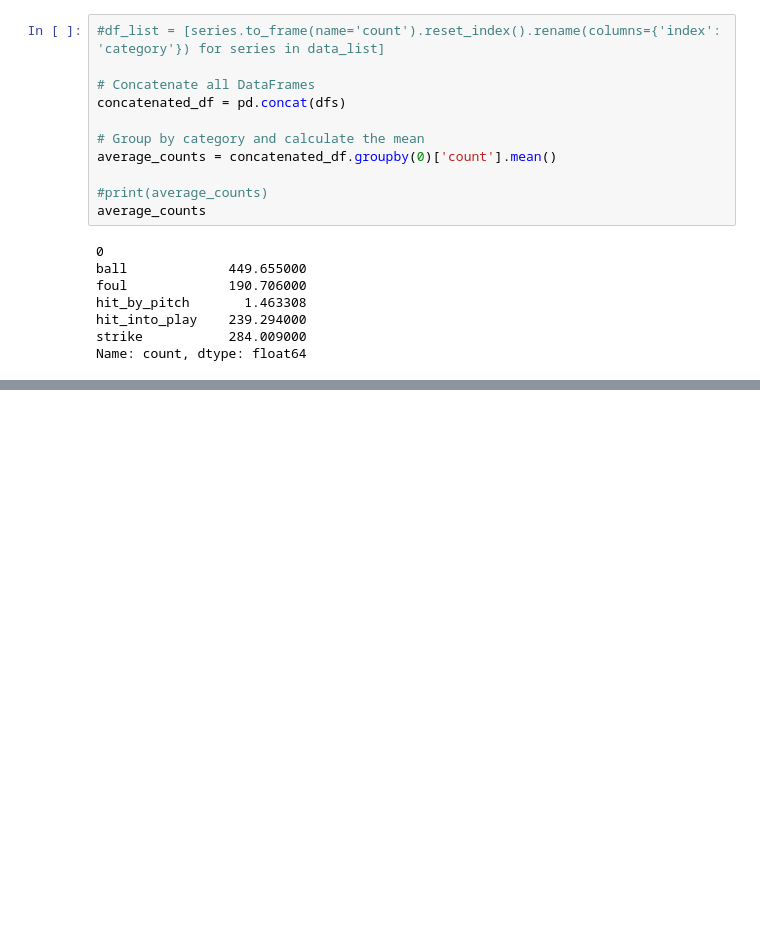
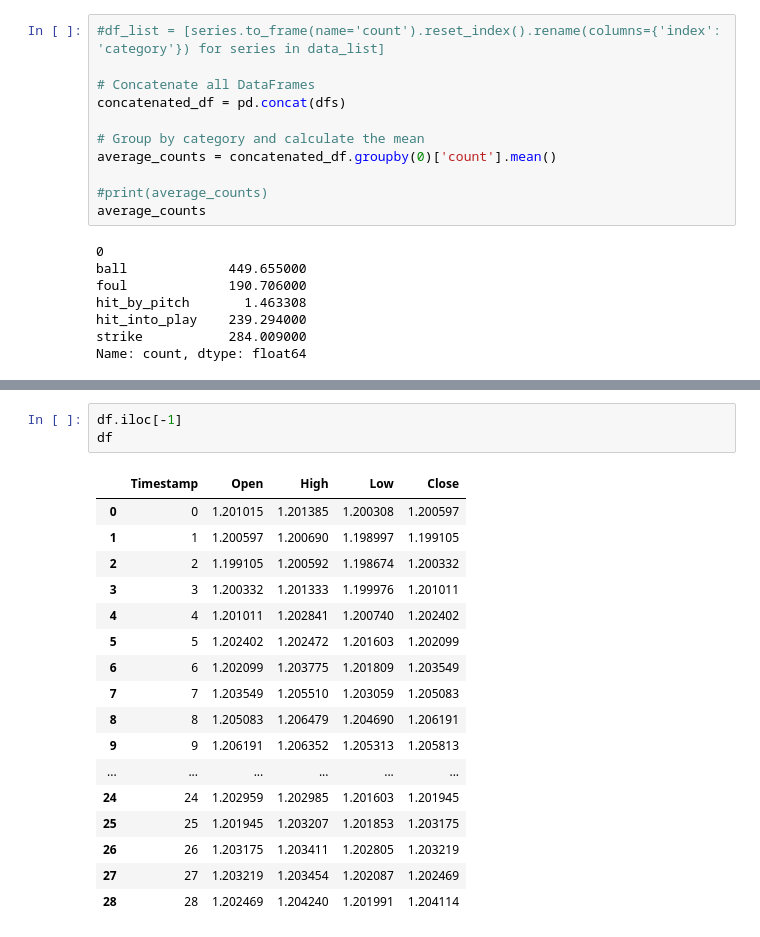
Before and after one commit to reecetec/mlb_simulator, a Jupyter notebook: notebooks/3.3-pitch-outcome-xgboost.ipynb, the cells around one changed output, grey strips where cells are left out. Saved outputs shown, nothing was run; the diff lists cells and outputs as text; blank space fills up the shorter version.

```diff
--- a/notebooks/3.3-pitch-outcome-xgboost.ipynb
+++ b/notebooks/3.3-pitch-outcome-xgboost.ipynb
@@ -256,0 +328,21 @@ Name: count, dtype: float64
+# %%
+df.iloc[-1]
+df
+# %% [output]
+|  | Timestamp | Open | High | Low | Close |
+| 0 | 0 | 1.201015 | 1.201385 | 1.200308 | 1.200597 |
+| 1 | 1 | 1.200597 | 1.200690 | 1.198997 | 1.199105 |
+| 2 | 2 | 1.199105 | 1.200592 | 1.198674 | 1.200332 |
+| 3 | 3 | 1.200332 | 1.201333 | 1.199976 | 1.201011 |
+| 4 | 4 | 1.201011 | 1.202841 | 1.200740 | 1.202402 |
+| 5 | 5 | 1.202402 | 1.202472 | 1.201603 | 1.202099 |
+| 6 | 6 | 1.202099 | 1.203775 | 1.201809 | 1.203549 |
+| 7 | 7 | 1.203549 | 1.205510 | 1.203059 | 1.205083 |
+| 8 | 8 | 1.205083 | 1.206479 | 1.204690 | 1.206191 |
+| 9 | 9 | 1.206191 | 1.206352 | 1.205313 | 1.205813 |
+| ... | ... | ... | ... | ... | ... |
+| 24 | 24 | 1.202959 | 1.202985 | 1.201603 | 1.201945 |
+| 25 | 25 | 1.201945 | 1.203207 | 1.201853 | 1.203175 |
+| 26 | 26 | 1.203175 | 1.203411 | 1.202805 | 1.203219 |
+| 27 | 27 | 1.203219 | 1.203454 | 1.202087 | 1.202469 |
+| 28 | 28 | 1.202469 | 1.204240 | 1.201991 | 1.204114 |
```
Also changed, not shown: parts of 1 cell of this notebook, 4 other files.
